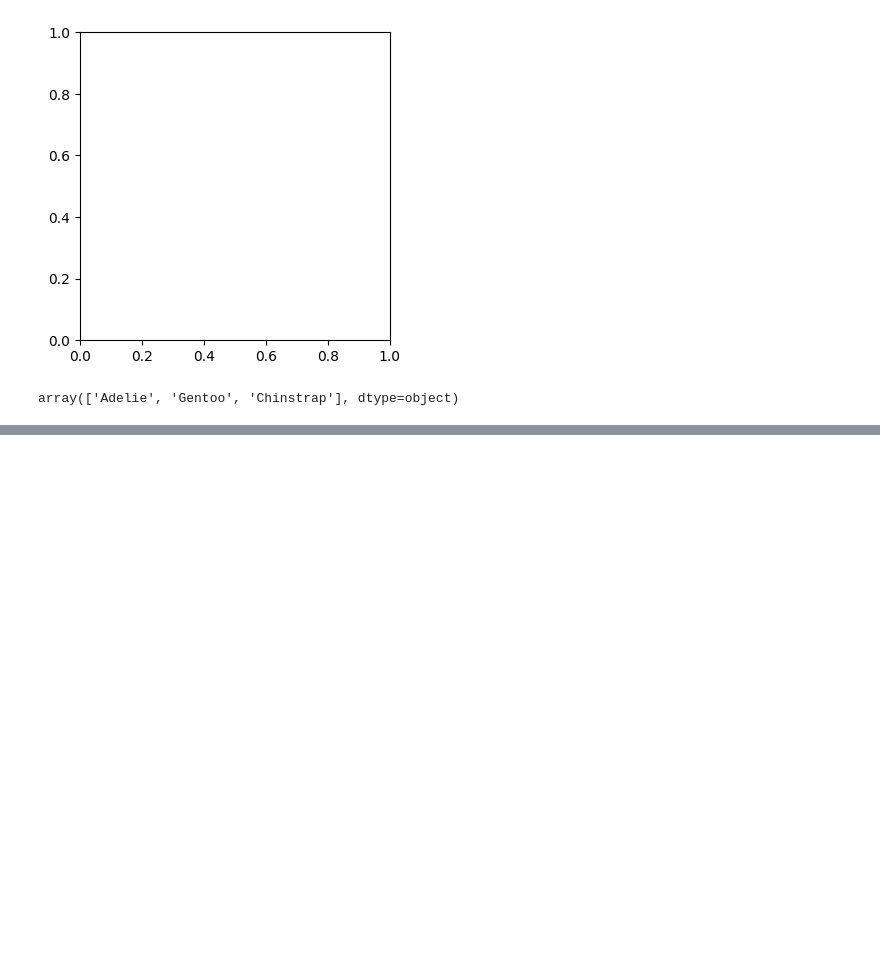
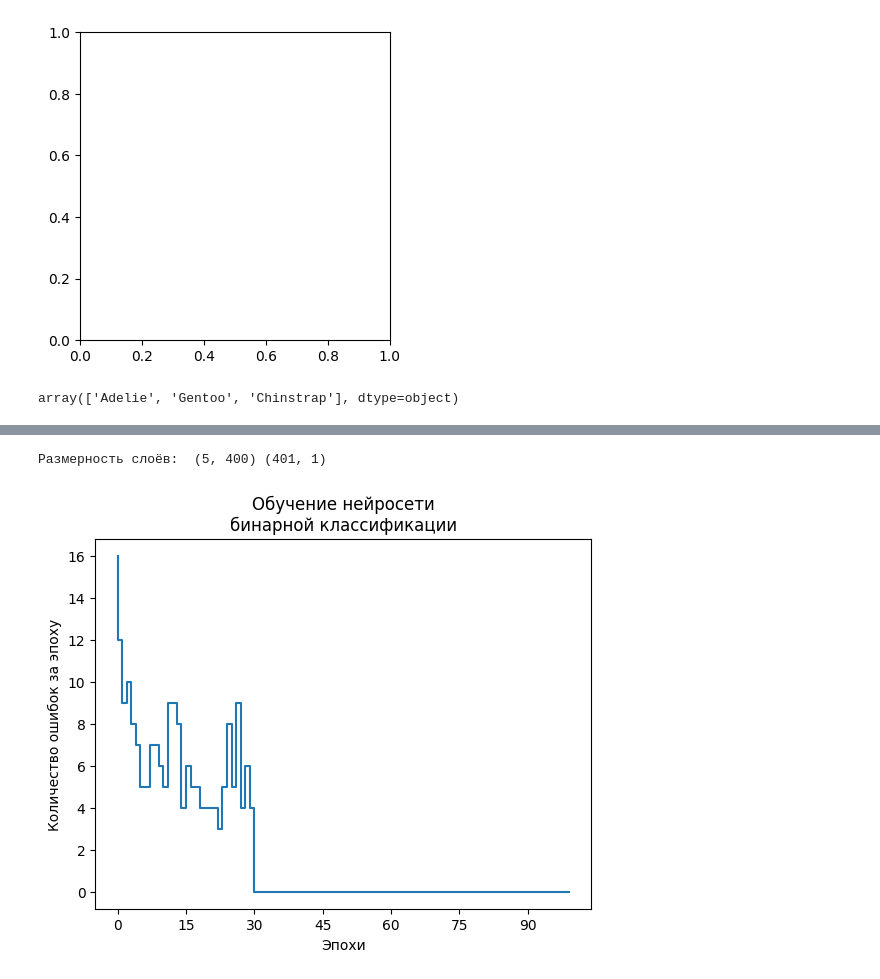
Before and after one commit to J0hnLenin/DL, a Jupyter notebook: DL3.ipynb, the cells around one changed output, grey strips where cells are left out. Cells and saved outputs as stored; diff of their text form; code cells hidden in the pictures; blank space fills up the shorter version.

```diff
--- a/DL3.ipynb
+++ b/DL3.ipynb
@@ -248,0 +270,25 @@ print("Размерность слоёв: ", *[i.size for i in  MLP.layers])
+# %%
+def get_features(data, target, target_name, features):
+
+    data = data[features + [target]]
+    data.loc[:, target] = (data[target] == target_name)
+    data_y = data[[target]].to_numpy().reshape(1, -1)[0] * 1
+    data_x = data[numeric_features].to_numpy()
+
+    return data_x, data_y
+
+
+X1, y1, = get_features(df[df['species'] == 'Adelie'], 'sex', 'male', numeric_features)
+X2, y2 = get_features(df[df['species'] == 'Gentoo'], 'sex', 'male', numeric_features)
+X3, y3 = get_features(df[df['species'] == 'Chinstrap'], 'sex', 'male', numeric_features)
+
+scaler1 = StandardScaler()
+scaler2 = StandardScaler()
+scaler3 = StandardScaler()
+print(X1)
+X1 = scaler1.fit_transform(X1)
+X2 = scaler2.fit_transform(X2)
+X3 = scaler3.fit_transform(X3)
+scalers = [scaler1, scaler2, scaler3]
+datas = [X1, X2, X3]
+targets = [y1, y2, y3]
@@ -248,0 +313,17 @@ print("Размерность слоёв: ", *[i.size for i in  MLP.layers])
+# %%
+percps = []
+for i in range(len(datas)):
+    percps.append(Perceptron([50], [Perceptron.step], n_epochs=100, random_state=13))
+    errors = percps[i].train(datas[i], targets[i] , logging=False, activation=Perceptron.step, random_weights=[-100, 100])
+# %%
+ax = plt.figure().gca()
+ax.xaxis.set_major_locator(MaxNLocator(integer=True))
+plt.step([i for i in range(len(errors))], errors)
+
+plt.xlabel("Эпохи")
+plt.ylabel("Количество ошибок за эпоху")
+plt.title("Обучение нейросети\nбинарной классификации")
+print("Размерность слоёв: ", *[i.size for i in  MLP.layers])
+# %% [output]
+Размерность слоёв:  (5, 400) (401, 1)
+[figure, added]
```
Also changed, not shown: parts of 7 cells of this notebook.
